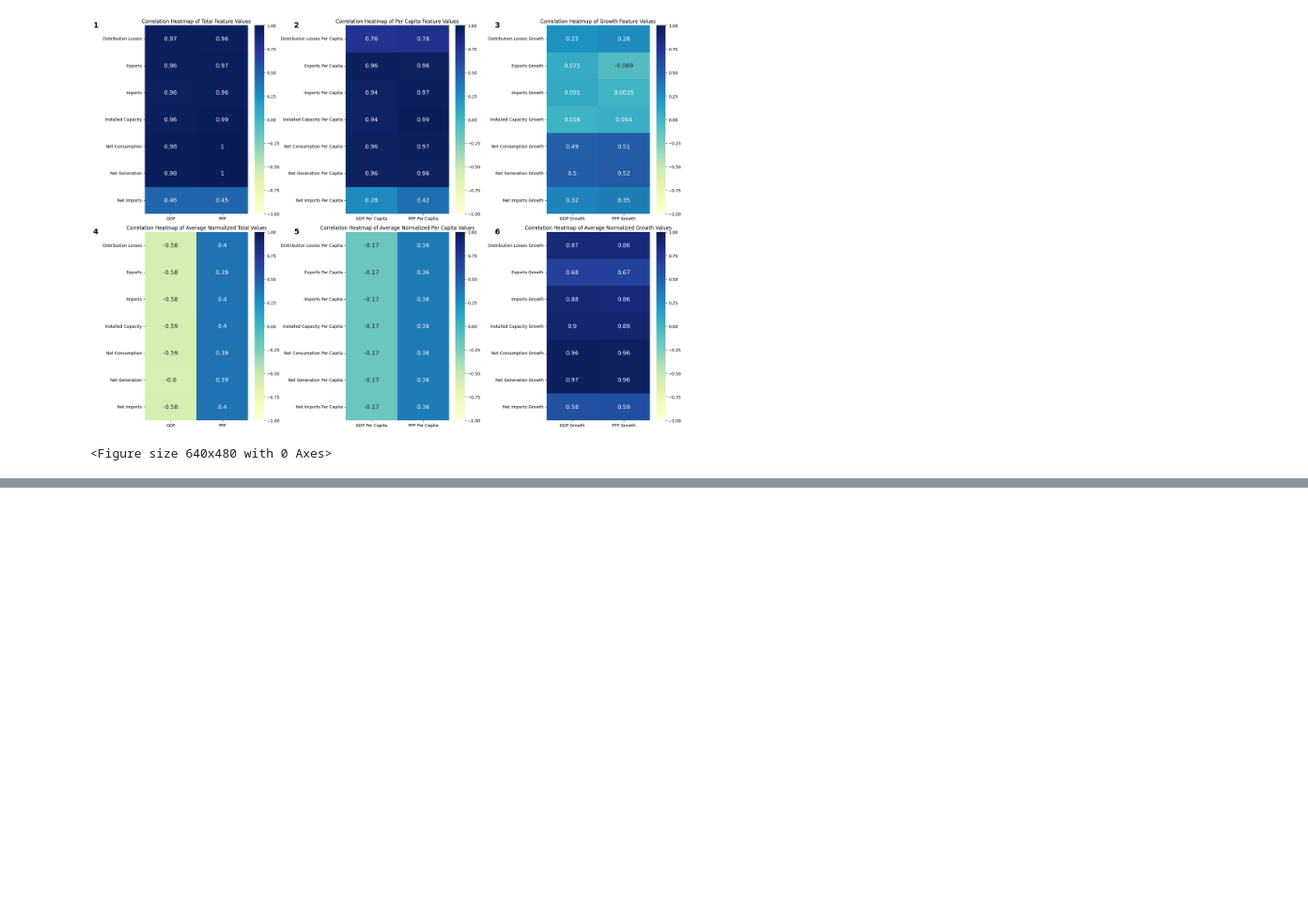
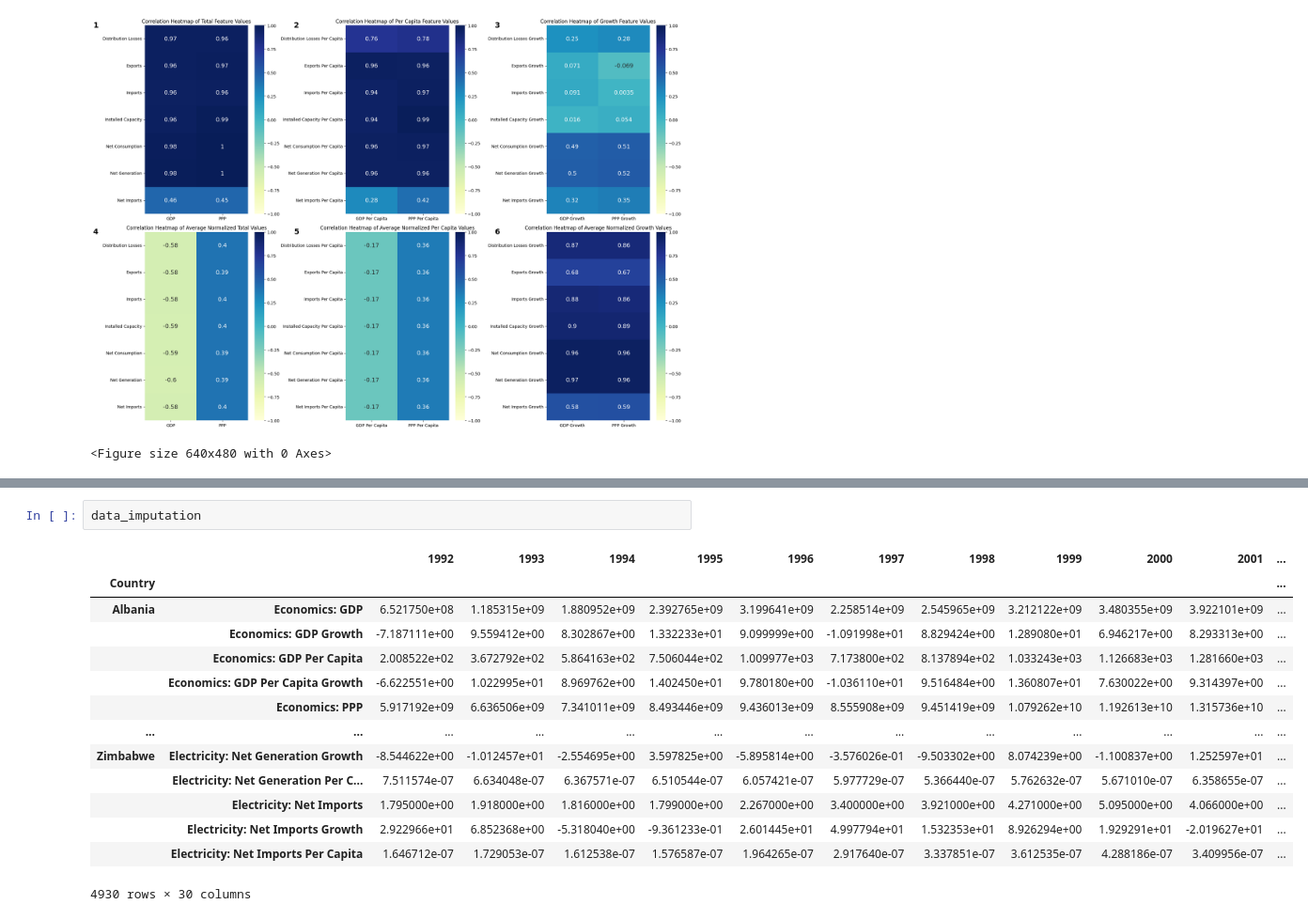
Before and after one commit to xiaothua/CMSE830, a Jupyter notebook: 3_data_processing.ipynb, the cells around one changed output, grey strips where cells are left out. Shown at 94% size. Drawn from its saved outputs; the diff is of its cells as text; blank space fills up the shorter version.

```diff
--- a/3_data_processing.ipynb
+++ b/3_data_processing.ipynb
@@ -637,0 +697,17 @@ Other Countries: 0
+# %%
+data_imputation
+# %% [output]
+|  |  | 1992 | 1993 | 1994 | 1995 | 1996 | 1997 | 1998 | 1999 | 2000 | 2001 | ... |
+| Country |  |  |  |  |  |  |  |  |  |  |  | ... |
+| Albania | Economics: GDP | 6.521750e+08 | 1.185315e+09 | 1.880952e+09 | 2.392765e+09 | 3.199641e+09 | 2.258514e+09 | 2.545965e+09 | 3.212122e+09 | 3.480355e+09 | 3.922101e+09 | ... |
+|  | Economics: GDP Growth | -7.187111e+00 | 9.559412e+00 | 8.302867e+00 | 1.332233e+01 | 9.099999e+00 | -1.091998e+01 | 8.829424e+00 | 1.289080e+01 | 6.946217e+00 | 8.293313e+00 | ... |
+|  | Economics: GDP Per Capita | 2.008522e+02 | 3.672792e+02 | 5.864163e+02 | 7.506044e+02 | 1.009977e+03 | 7.173800e+02 | 8.137894e+02 | 1.033243e+03 | 1.126683e+03 | 1.281660e+03 | ... |
+|  | Economics: GDP Per Capita Growth | -6.622551e+00 | 1.022995e+01 | 8.969762e+00 | 1.402450e+01 | 9.780180e+00 | -1.036110e+01 | 9.516484e+00 | 1.360807e+01 | 7.630022e+00 | 9.314397e+00 | ... |
+|  | Economics: PPP | 5.917192e+09 | 6.636506e+09 | 7.341011e+09 | 8.493446e+09 | 9.436013e+09 | 8.555908e+09 | 9.451419e+09 | 1.079262e+10 | 1.192613e+10 | 1.315736e+10 | ... |
+| ... | ... | ... | ... | ... | ... | ... | ... | ... | ... | ... | ... | ... |
+| Zimbabwe | Electricity: Net Generation Growth | -8.544622e+00 | -1.012457e+01 | -2.554695e+00 | 3.597825e+00 | -5.895814e+00 | -3.576026e-01 | -9.503302e+00 | 8.074239e+00 | -1.100837e+00 | 1.252597e+01 | ... |
+|  | Electricity: Net Generation Per C... | 7.511574e-07 | 6.634048e-07 | 6.367571e-07 | 6.510544e-07 | 6.057421e-07 | 5.977729e-07 | 5.366440e-07 | 5.762632e-07 | 5.671010e-07 | 6.358655e-07 | ... |
+|  | Electricity: Net Imports | 1.795000e+00 | 1.918000e+00 | 1.816000e+00 | 1.799000e+00 | 2.267000e+00 | 3.400000e+00 | 3.921000e+00 | 4.271000e+00 | 5.095000e+00 | 4.066000e+00 | ... |
+|  | Electricity: Net Imports Growth | 2.922966e+01 | 6.852368e+00 | -5.318040e+00 | -9.361233e-01 | 2.601445e+01 | 4.997794e+01 | 1.532353e+01 | 8.926294e+00 | 1.929291e+01 | -2.019627e+01 | ... |
+|  | Electricity: Net Imports Per Capita | 1.646712e-07 | 1.729053e-07 | 1.612538e-07 | 1.576587e-07 | 1.964265e-07 | 2.917640e-07 | 3.337851e-07 | 3.612535e-07 | 4.288186e-07 | 3.409956e-07 | ... |
+4930 rows × 30 columns
```
Also changed, not shown: parts of 4 cells of this notebook, 4 other files.
